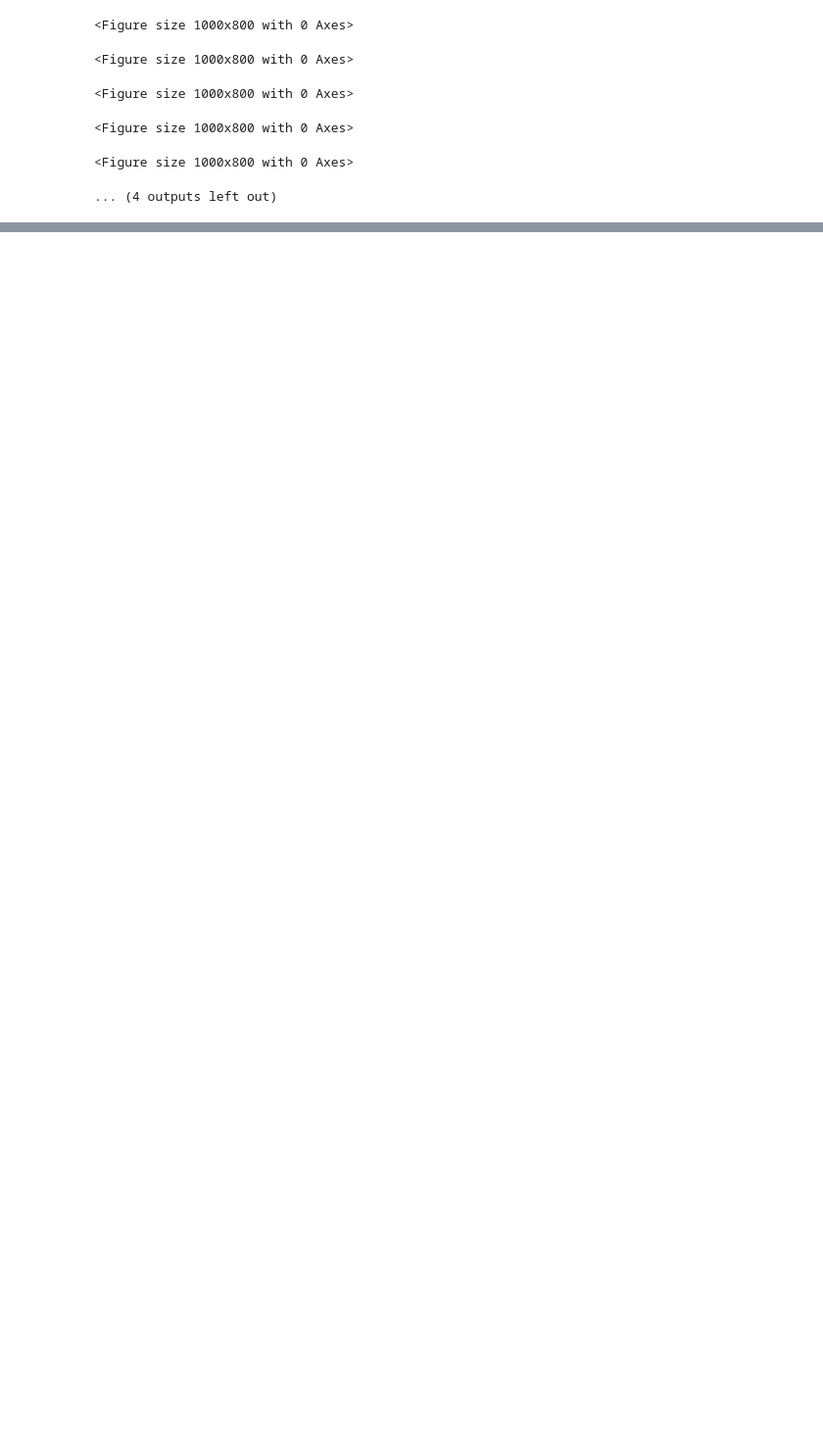
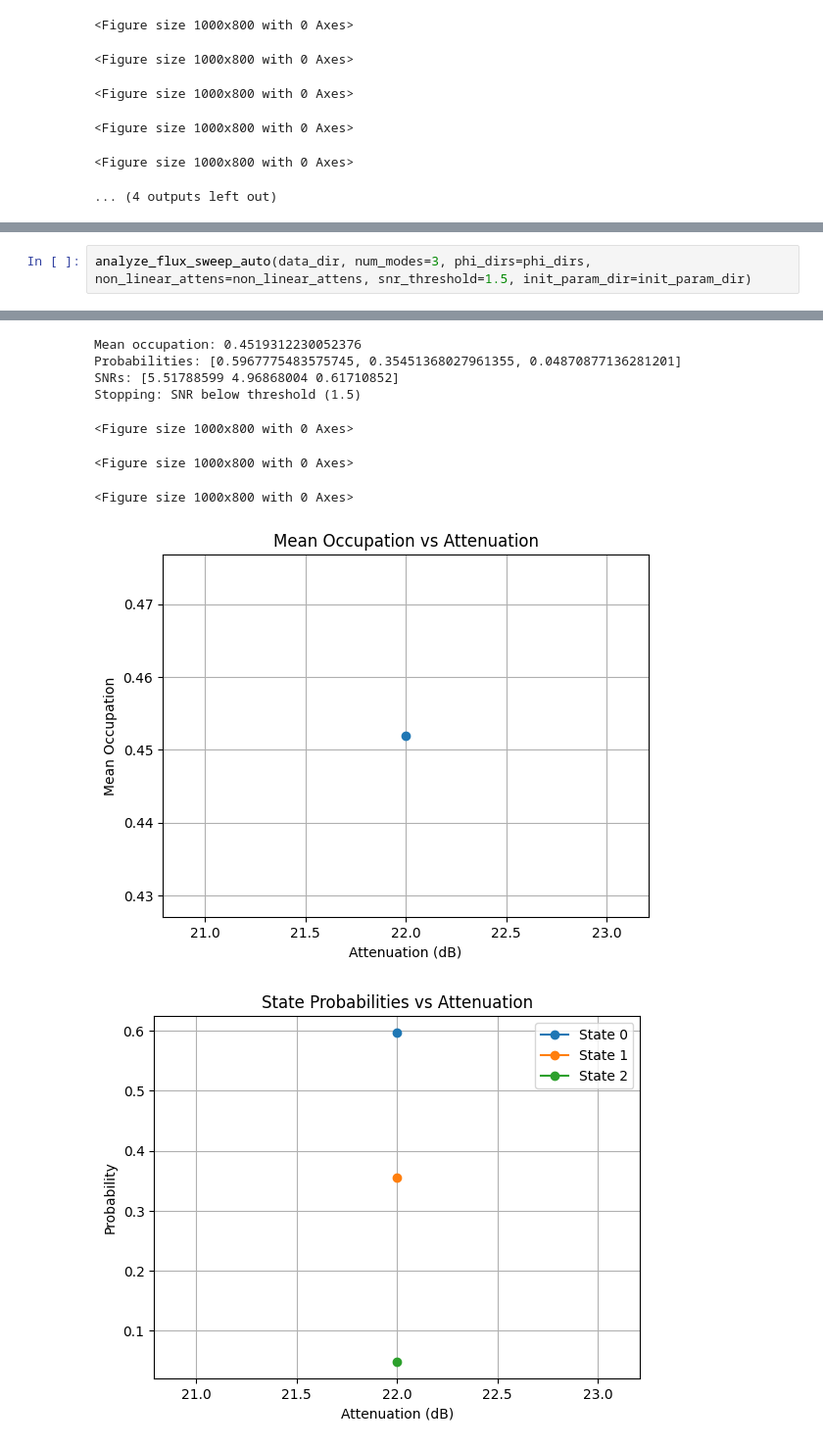
Before and after one commit to shanto268/AndreevStateSpectroscopy, a Jupyter notebook: HMMAnalysis.ipynb, the cells around one changed output, grey strips where cells are left out. Shown at 98% size. Saved outputs shown, nothing was run; the diff lists cells and outputs as text; blank space fills up the shorter version.

```diff
--- a/HMMAnalysis.ipynb
+++ b/HMMAnalysis.ipynb
@@ -341,0 +445,3 @@ Stopping: SNR below threshold (1.5)
+# %%
+analyze_flux_sweep_auto(data_dir, num_modes=3, phi_dirs=phi_dirs, non_linear_attens=non_linear_attens, snr_threshold=1.5, init_param_dir=init_param_dir)
+# %% [output]
@@ -341,0 +469,9 @@ Stopping: SNR below threshold (1.5)
+Mean occupation: 0.4519312230052376
+Probabilities: [0.5967775483575745, 0.35451368027961355, 0.04870877136281201]
+SNRs: [5.51788599 4.96868004 0.61710852]
+Stopping: SNR below threshold (1.5)
+<Figure size 1000x800 with 0 Axes>
+<Figure size 1000x800 with 0 Axes>
+<Figure size 1000x800 with 0 Axes>
+[figure, added]
+[figure, added]
```
Also changed, not shown: parts of 8 cells of this notebook.
